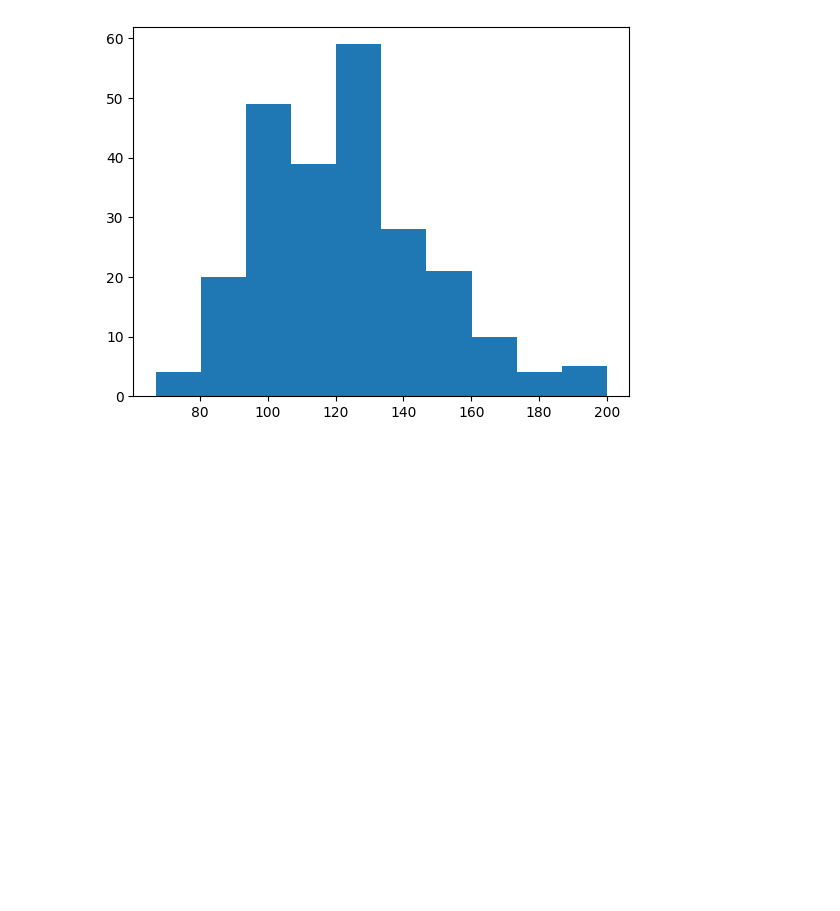
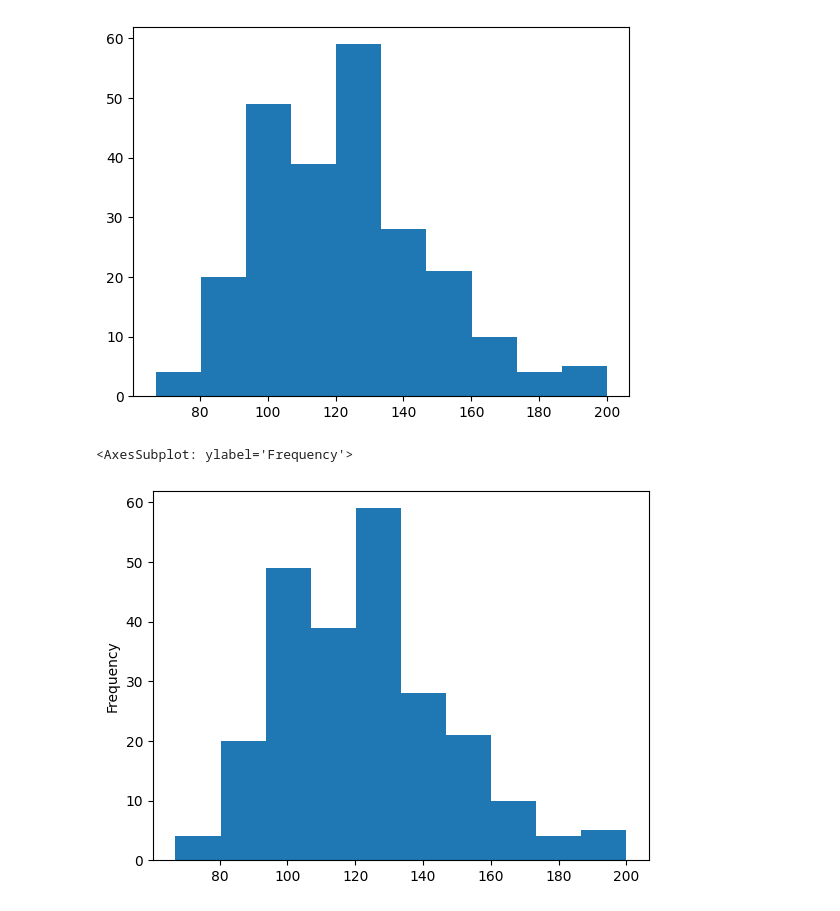
Before and after one commit to ines29/IUI-NLP-Lyrics, a Jupyter notebook: NLP Lyrics.ipynb, the cells around one changed output. Drawn from its saved outputs; the diff is of its cells as text; code cells hidden in the pictures; blank space fills up the shorter version.

Commit message:
plotting for statistics

```diff
--- a/NLP Lyrics.ipynb
+++ b/NLP Lyrics.ipynb
@@ -283,3 +283,8 @@ url_song = "https://api.getsongbpm.com/song/?api_key="+key+"&id=983pB"
 response = requests.get(url_song)
 #json_data = json.loads(response.content)
 print(response)
+# %%
+df['bpm'].plot.hist()
+# %% [output]
+<AxesSubplot: ylabel='Frequency'>
+[figure, added]
```
Also changed, not shown: parts of 7 cells of this notebook.
